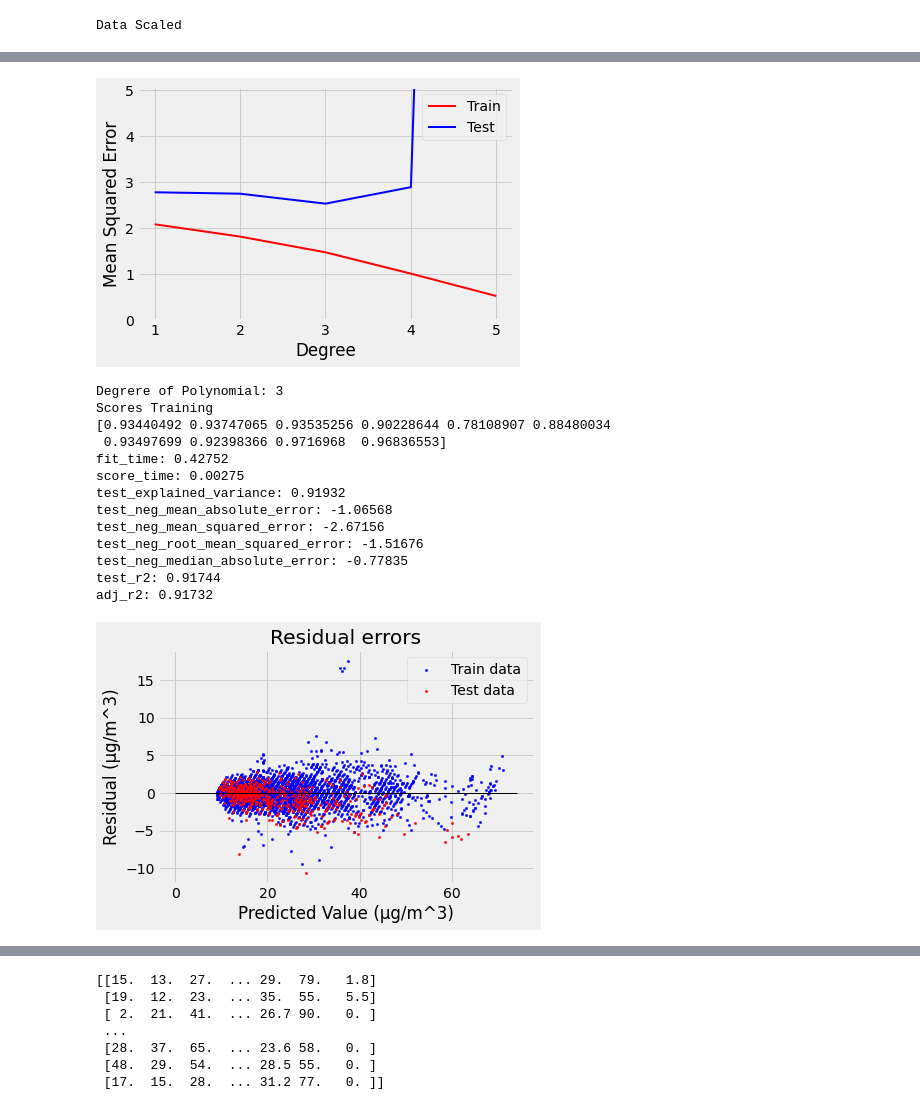
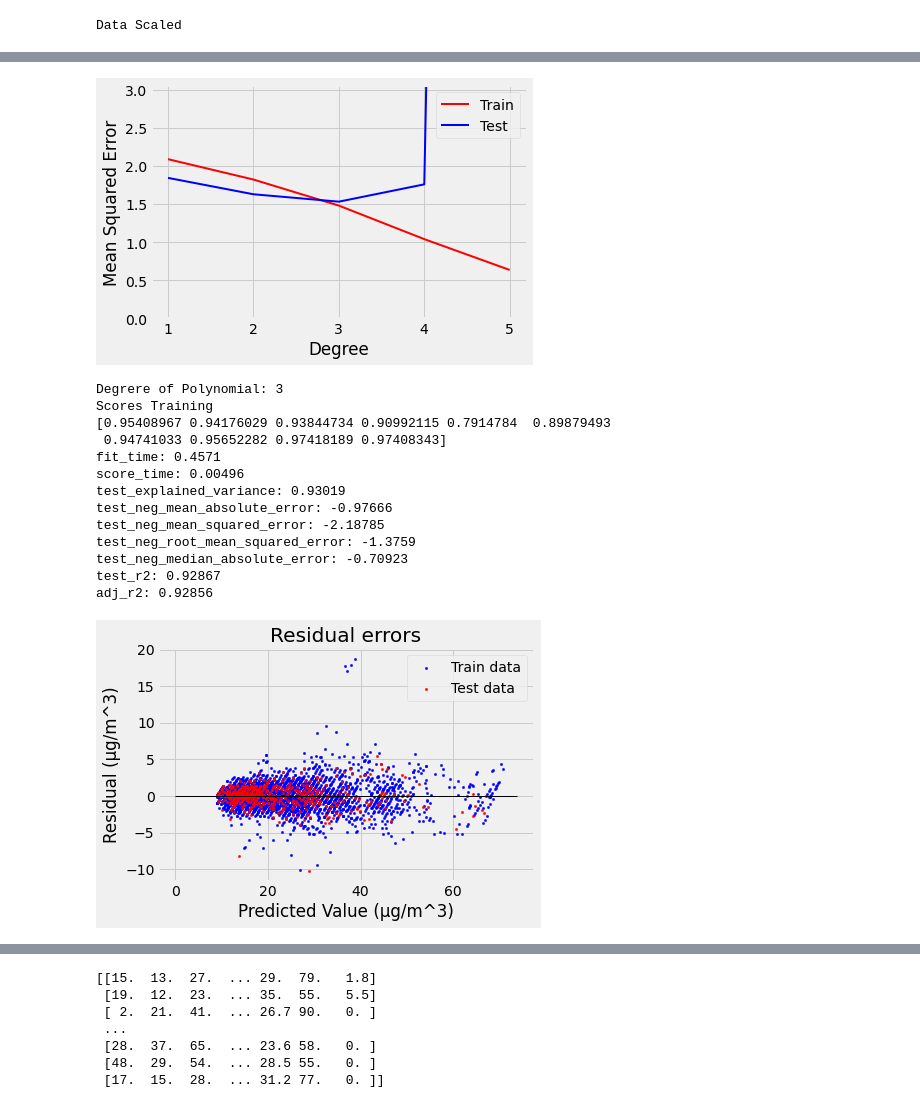
Before and after one commit to JBPrew/OzonePM-Forecasting, a Jupyter notebook: Models/test_regression WITHOUT SCALING.ipynb, the cells around one changed output, grey strips where cells are left out. Saved outputs shown, nothing was run; the diff lists cells and outputs as text; code cells hidden in the pictures.

```diff
--- a/Models/test_regression WITHOUT SCALING.ipynb
+++ b/Models/test_regression WITHOUT SCALING.ipynb
@@ -166,7 +165,7 @@ from sklearn.linear_model import LinearRegression
 
 
 multi_lin_reg = LinearRegression(positive=True)
-multi_lin_reg.fit(X_train_scaled, y_train)
+multi_lin_reg.fit(X_train, y_train)
 
 #Print Coefficients and Weight
 print("Coefficients: ")
@@ -175,10 +174,10 @@ for i in range(len(X.columns)):
     print(X.columns[i] + ": " + str(multi_lin_reg.coef_[i]))
 
 print("Scores Training")
-multi_lin_reg_scores = cross_validate_scores(multi_lin_reg, X_scaled, y)
+multi_lin_reg_scores = cross_validate_scores(multi_lin_reg, X, y)
 for key in multi_lin_reg_scores:
     print(key + ": " + str(multi_lin_reg_scores[key]))
 
-resid_plot(multi_lin_reg, X_train_scaled, X_test_scaled)
+resid_plot(multi_lin_reg, X_train, X_test)
 # %% [output]
 Coefficients:
@@ -211,57 +210,57 @@ def poly_fit(n):
   test_mse = []
   for i in range(1,n+1):
     poly_reg = PolynomialFeatures(degree=i)
-    X_poly_train = poly_reg.fit_transform(X_train_scaled)
-    X_poly_test = poly_reg.fit_transform(X_test_scaled)
+    X_poly_train = poly_reg.fit_transform(X_train)
+    X_poly_test = poly_reg.fit_transform(X_test)
 
     linreg_poly = LinearRegression()
     linreg_poly.fit(X_poly_train, y_train)
     train_mse.append((mean_squared_error(y_train, linreg_poly.predict(X_poly_train))))
     test_mse.append((mean_squared_error(y_test, linreg_poly.predict(X_poly_test))))
   plt.plot(np.arange(1,n+1,1), train_mse, color="red", linewidth = 2, label = "Train")
   plt.plot(np.arange(1,n+1,1), test_mse, color="blue", linewidth = 2, label = "Test")
   plt.ylim(0, 2*min(test_mse))
   plt.style.use("fivethirtyeight")
   plt.xlabel("Degree")
   plt.ylabel("Mean Squared Error")
   plt.xticks(np.arange(1,n+1,1))
   plt.legend(loc = "best")
   plt.show()
   return test_mse.index(min(test_mse[1:])) + 1 #returns the best degree train
 
 degree = poly_fit(5)
 print("Degrere of Polynomial: " + str(degree))
 poly_reg = PolynomialFeatures(degree=degree)
-X_poly = poly_reg.fit_transform(X_scaled)
-X_train_poly = poly_reg.fit_transform(X_train_scaled)
-X_test_poly = poly_reg.fit_transform(X_test_scaled)
+X_poly = poly_reg.fit_transform(X)
+X_train_poly = poly_reg.fit_transform(X_train)
+X_test_poly = poly_reg.fit_transform(X_test)
 
 
 linreg_poly = LinearRegression(positive= True)
 linreg_poly.fit(X_train_poly, y_train)
 
 print("Scores Training")
 poly_reg_scores = cross_validate_scores(linreg_poly, X_poly, y)
 for key in poly_reg_scores:
     print(key + ": " + str(poly_reg_scores[key]))
 
 resid_plot(linreg_poly, X_train_poly, X_test_poly)
 # %% [output]
-[figure, old version]
+[figure, new version]
 Degrere of Polynomial: 3
 Scores Training
-[0.93440492 0.93747065 0.93535256 0.90228644 0.78108907 0.88480034
- 0.93497699 0.92398366 0.9716968  0.96836553]
-fit_time: 0.42752
-score_time: 0.00275
-test_explained_variance: 0.91932
-test_neg_mean_absolute_error: -1.06568
-test_neg_mean_squared_error: -2.67156
-test_neg_root_mean_squared_error: -1.51676
-test_neg_median_absolute_error: -0.77835
-test_r2: 0.91744
-adj_r2: 0.91732
+[0.95408967 0.94176029 0.93844734 0.90992115 0.7914784  0.89879493
+ 0.94741033 0.95652282 0.97418189 0.97408343]
+fit_time: 0.4571
+score_time: 0.00496
+test_explained_variance: 0.93019
+test_neg_mean_absolute_error: -0.97666
+test_neg_mean_squared_error: -2.18785
+test_neg_root_mean_squared_error: -1.3759
+test_neg_median_absolute_error: -0.70923
+test_r2: 0.92867
+adj_r2: 0.92856
-[figure, old version]
+[figure, new version]
 # %%
 ## RANSAC
 
```
Also changed, not shown: parts of 16 cells of this notebook, 7 other files.
